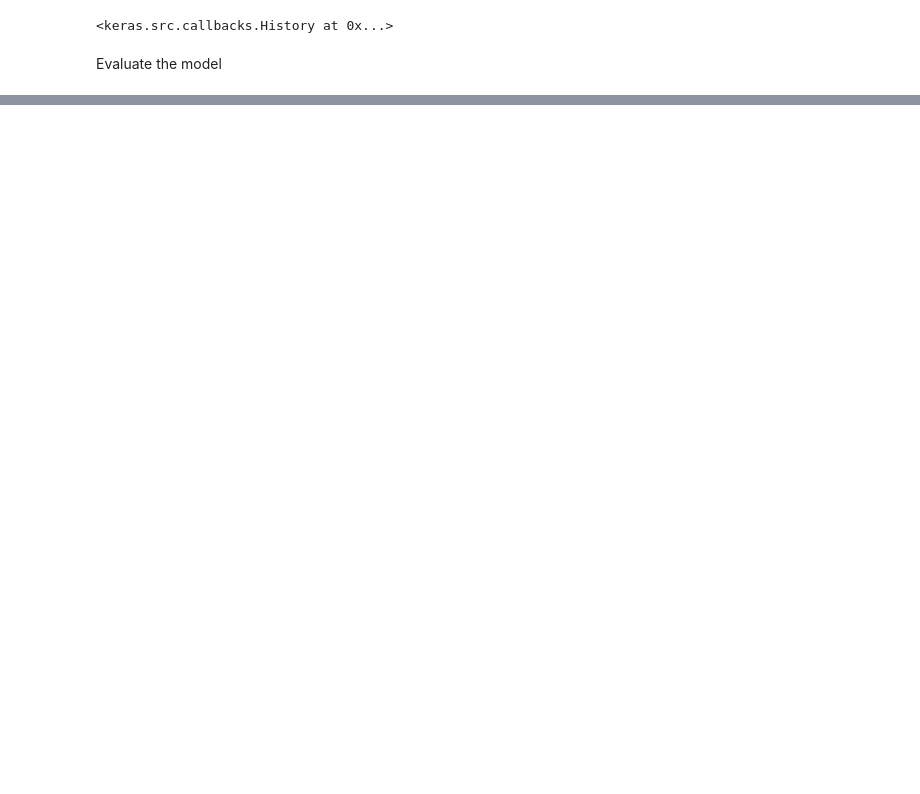
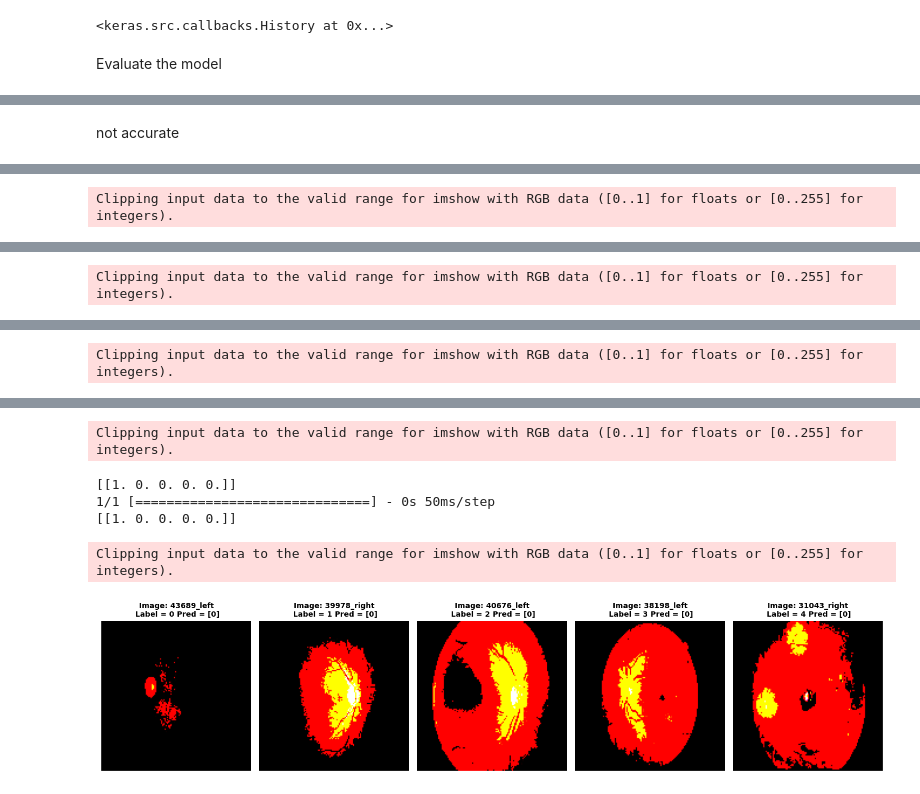
Before and after one commit to PRABUDDHIKAMWR/Project_Diabetic_Retinopathy_Severity_Grading, a Jupyter notebook: project_test1.ipynb, the cells around one changed output, grey strips where cells are left out. Drawn from its saved outputs; the diff is of its cells as text; code cells hidden in the pictures; blank space fills up the shorter version.

```diff
--- a/project_test1.ipynb
+++ b/project_test1.ipynb
@@ -81,0 +209,28 @@ Test accuracy: 0.7356959581375122
+# %% [markdown]
+not accurate
+# %%
+from keras.preprocessing import image as image_utils
+from keras.applications.imagenet_utils import preprocess_input
+fig, ax = plt.subplots(1, 5, figsize=(15, 6))
+def load_and_scale_image(image):
+    image = cv2.resize(image,(128, 128))
+    image = image_utils.img_to_array(image)
+    image = np.expand_dims(image, axis=0)
+    image = preprocess_input(image)
+    return image
+
+for i in range(5):
+    sample = data[data['level'] == i].sample(1)
+    image_name = sample['image'].item()
+    img = cv2.imread('E:/trainingset/archive/resized_train/' + image_name + '.jpeg')
+    img = load_and_scale_image(img)
+    preds = model.predict(img)
+    print(preds[0])
+    predicted_class = np.argmax(preds[0], axis=1)
+    ax[i].set_title(f"Image: {image_name}\n Label = {sample['level'].item()} Pred = {predicted_class}",
+                    weight='bold', fontsize=10)
+    ax[i].axis('off')
+    ax[i].imshow(img[0]);
+plt.tight_layout()
+plt.show()
+# %% [output]
@@ -81,0 +238 @@ Test accuracy: 0.7356959581375122
+Clipping input data to the valid range for imshow with RGB data ([0..1] for floats or [0..255] for integers).
@@ -81,0 +241 @@ Test accuracy: 0.7356959581375122
+Clipping input data to the valid range for imshow with RGB data ([0..1] for floats or [0..255] for integers).
@@ -81,0 +244 @@ Test accuracy: 0.7356959581375122
+Clipping input data to the valid range for imshow with RGB data ([0..1] for floats or [0..255] for integers).
@@ -81,0 +247,6 @@ Test accuracy: 0.7356959581375122
+Clipping input data to the valid range for imshow with RGB data ([0..1] for floats or [0..255] for integers).
+[[1. 0. 0. 0. 0.]]
+1/1 [==============================] - 0s 50ms/step
+[[1. 0. 0. 0. 0.]]
+Clipping input data to the valid range for imshow with RGB data ([0..1] for floats or [0..255] for integers).
+[figure, added]
```
Also changed, not shown: parts of 10 cells of this notebook, 1 other file.
